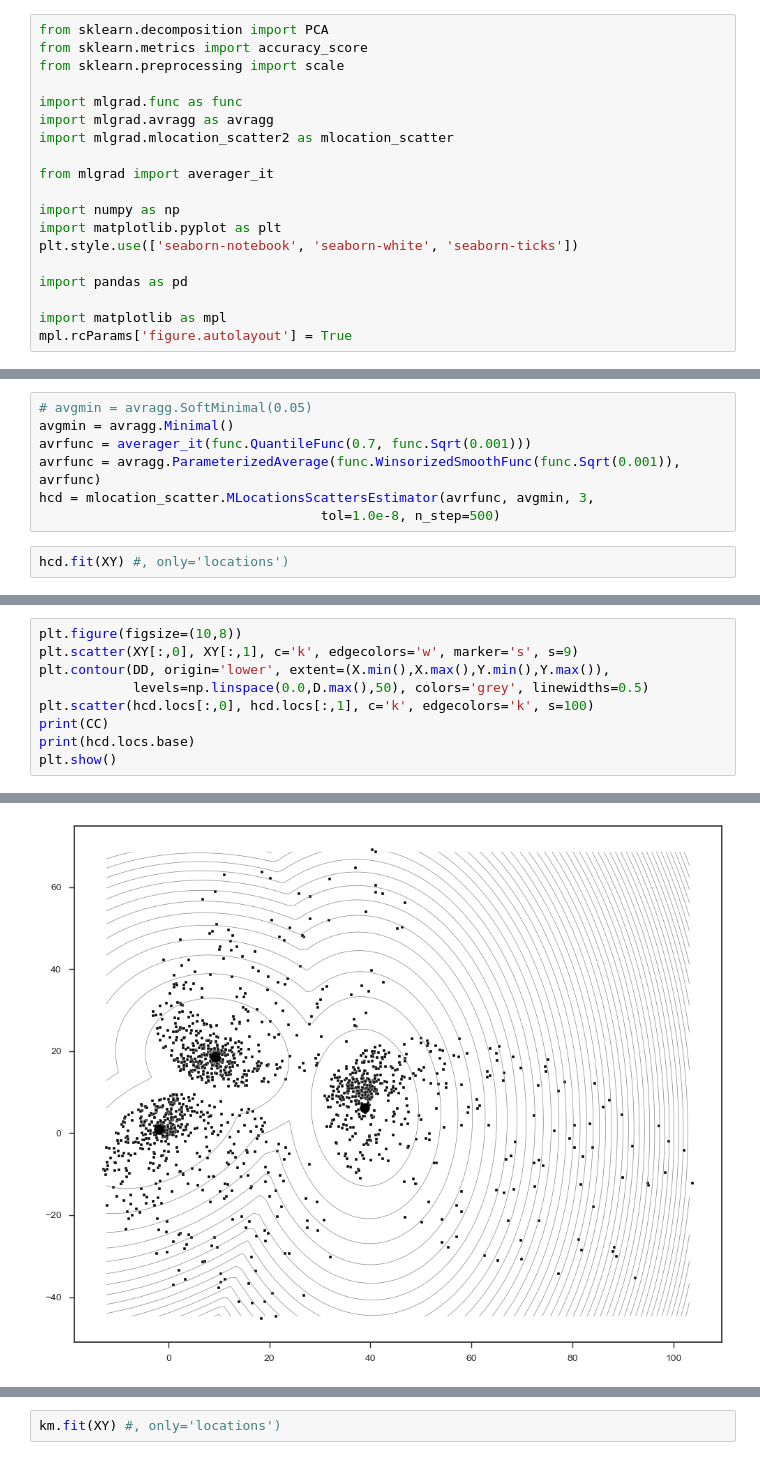
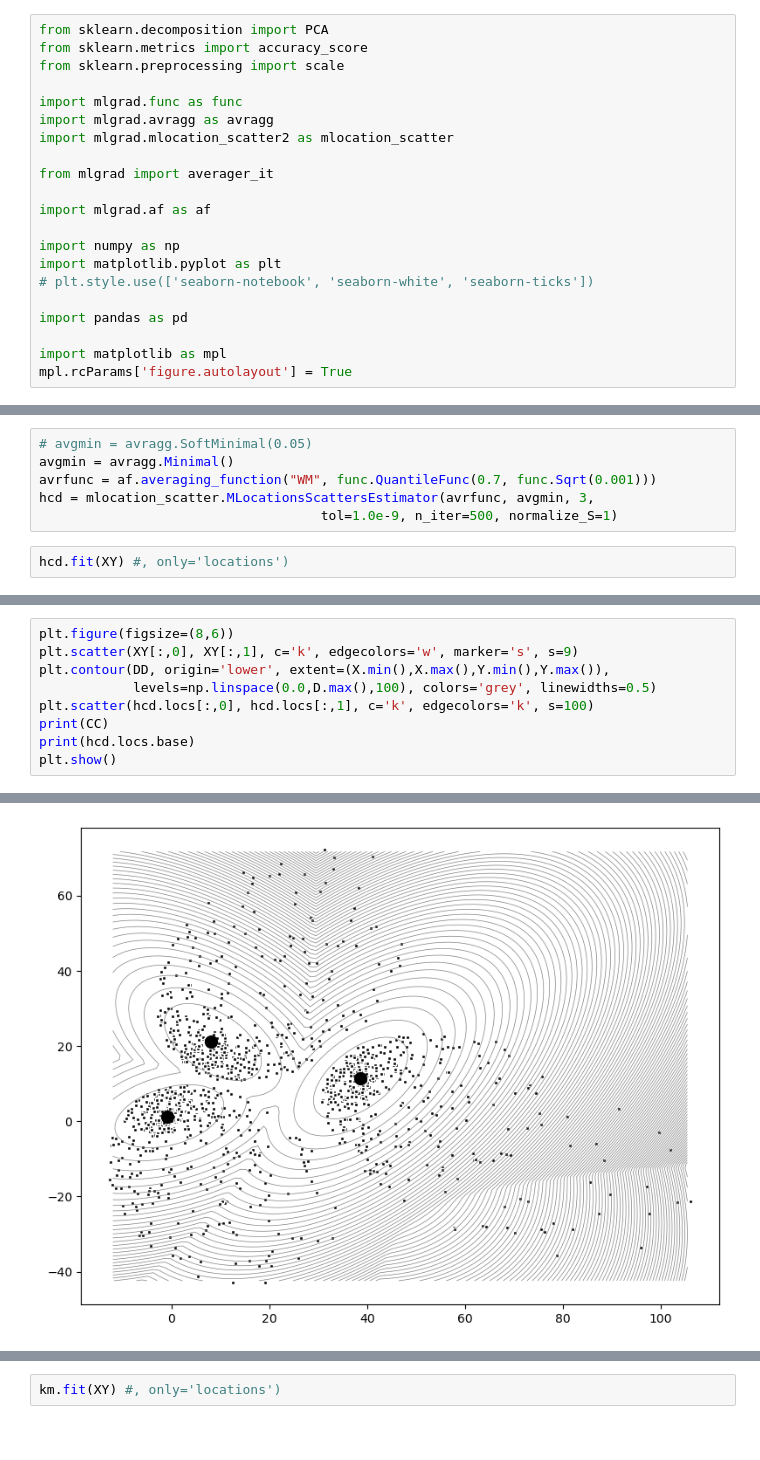
Before and after one commit to intellimath/mlgrad, a Jupyter notebook: examples/kmeans_kepler.ipynb, the cells around one changed output, grey strips where cells are left out. Drawn from its saved outputs; the diff is of its cells as text.

```diff
--- a/examples/kmeans_kepler.ipynb
+++ b/examples/kmeans_kepler.ipynb
@@ -9,9 +9,11 @@ import mlgrad.mlocation_scatter2 as mlocation_scatter
 
 from mlgrad import averager_it
 
+import mlgrad.af as af
+
 import numpy as np
 import matplotlib.pyplot as plt
-plt.style.use(['seaborn-notebook', 'seaborn-white', 'seaborn-ticks'])
+# plt.style.use(['seaborn-notebook', 'seaborn-white', 'seaborn-ticks'])
 
 import pandas as pd
 
@@ -47,10 +49,9 @@ plt.show()
 # %%
 # avgmin = avragg.SoftMinimal(0.05)
 avgmin = avragg.Minimal()
-avrfunc = averager_it(func.QuantileFunc(0.7, func.Sqrt(0.001)))
-avrfunc = avragg.ParameterizedAverage(func.WinsorizedSmoothFunc(func.Sqrt(0.001)), avrfunc)
+avrfunc = af.averaging_function("WM", func.QuantileFunc(0.7, func.Sqrt(0.001)))
 hcd = mlocation_scatter.MLocationsScattersEstimator(avrfunc, avgmin, 3,
-                                    tol=1.0e-8, n_step=500)
+                                    tol=1.0e-9, n_iter=500, normalize_S=1)
 # %%
 hcd.fit(XY) #, only='locations')
 # %%
@@ -82,8 +85,8 @@ plt.plot(sorted(np.sqrt(D)))
 # %%
-plt.figure(figsize=(10,8))
+plt.figure(figsize=(8,6))
 plt.scatter(XY[:,0], XY[:,1], c='k', edgecolors='w', marker='s', s=9)
 plt.contour(DD, origin='lower', extent=(X.min(),X.max(),Y.min(),Y.max()),
-            levels=np.linspace(0.0,D.max(),50), colors='grey', linewidths=0.5)
+            levels=np.linspace(0.0,D.max(),100), colors='grey', linewidths=0.5)
 plt.scatter(hcd.locs[:,0], hcd.locs[:,1], c='k', edgecolors='k', s=100)
 print(CC)
 print(hcd.locs.base)
@@ -98,4 +101,4 @@ plt.show()
-[figure, old version]
+[figure, new version]
 # %%
 arith = avragg.ArithMean()
 km = mlocation_scatter.MLocationsScattersEstimator(arith, avgmin, 3,
```
Also changed, not shown: parts of 10 cells of this notebook, 30 other files.
